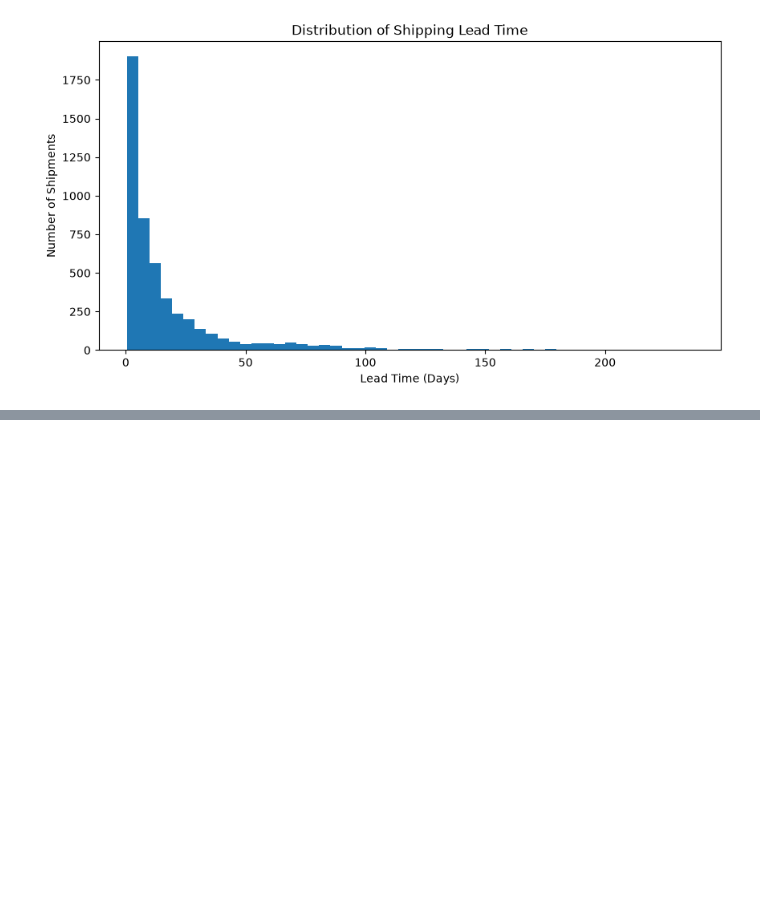
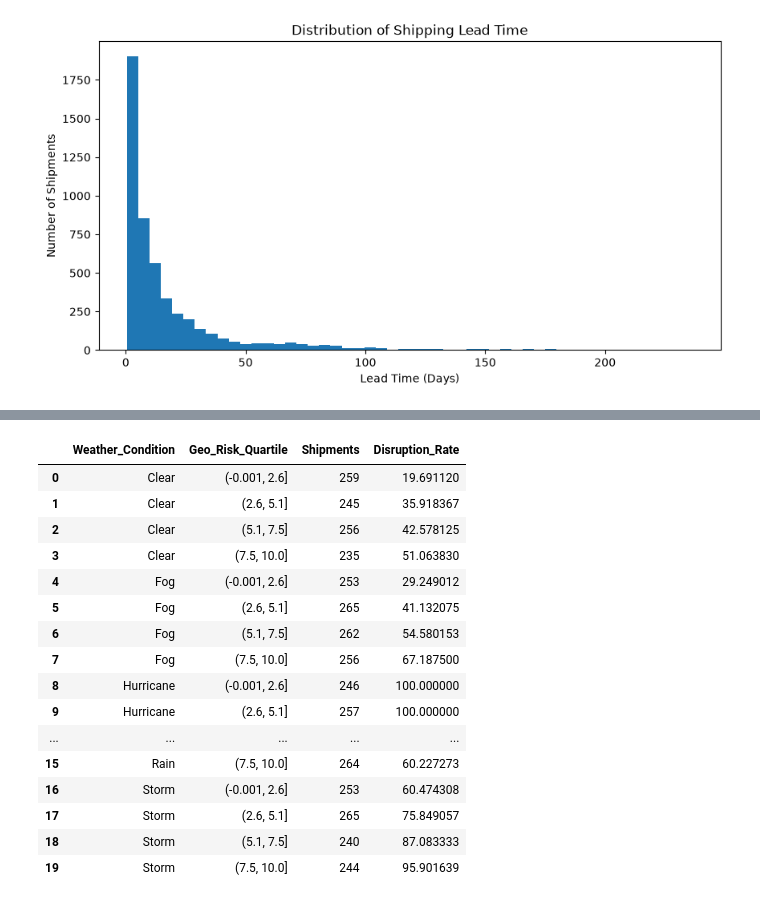
Before and after one commit to sharath1103/Global-Supply-Chain-Disruption, a Jupyter notebook: global_supply_chain_disruption.ipynb, the cells around one changed output, grey strips where cells are left out. Drawn from its saved outputs; the diff is of its cells as text; code cells hidden in the pictures; blank space fills up the shorter version.

```diff
--- a/global_supply_chain_disruption.ipynb
+++ b/global_supply_chain_disruption.ipynb
@@ -125,0 +239,25 @@ plt.show()
+# %%
+risk_interaction = (df.groupby(["Weather_Condition", "Geo_Risk_Quartile"], observed = True).agg(
+    Shipments = ("Shipment_ID", "count"),
+    Disruption_Rate = ("Disruption_Occurred", "mean")
+).reset_index())
+risk_interaction["Disruption_Rate"] *= 100
+risk_interaction
+# %% [output]
+|  | Weather_Condition | Geo_Risk_Quartile | Shipments | Disruption_Rate |
+| 0 | Clear | (-0.001, 2.6] | 259 | 19.691120 |
+| 1 | Clear | (2.6, 5.1] | 245 | 35.918367 |
+| 2 | Clear | (5.1, 7.5] | 256 | 42.578125 |
+| 3 | Clear | (7.5, 10.0] | 235 | 51.063830 |
+| 4 | Fog | (-0.001, 2.6] | 253 | 29.249012 |
+| 5 | Fog | (2.6, 5.1] | 265 | 41.132075 |
+| 6 | Fog | (5.1, 7.5] | 262 | 54.580153 |
+| 7 | Fog | (7.5, 10.0] | 256 | 67.187500 |
+| 8 | Hurricane | (-0.001, 2.6] | 246 | 100.000000 |
+| 9 | Hurricane | (2.6, 5.1] | 257 | 100.000000 |
+| ... | ... | ... | ... | ... |
+| 15 | Rain | (7.5, 10.0] | 264 | 60.227273 |
+| 16 | Storm | (-0.001, 2.6] | 253 | 60.474308 |
+| 17 | Storm | (2.6, 5.1] | 265 | 75.849057 |
+| 18 | Storm | (5.1, 7.5] | 240 | 87.083333 |
+| 19 | Storm | (7.5, 10.0] | 244 | 95.901639 |
```
Also changed, not shown: parts of 14 cells of this notebook.
